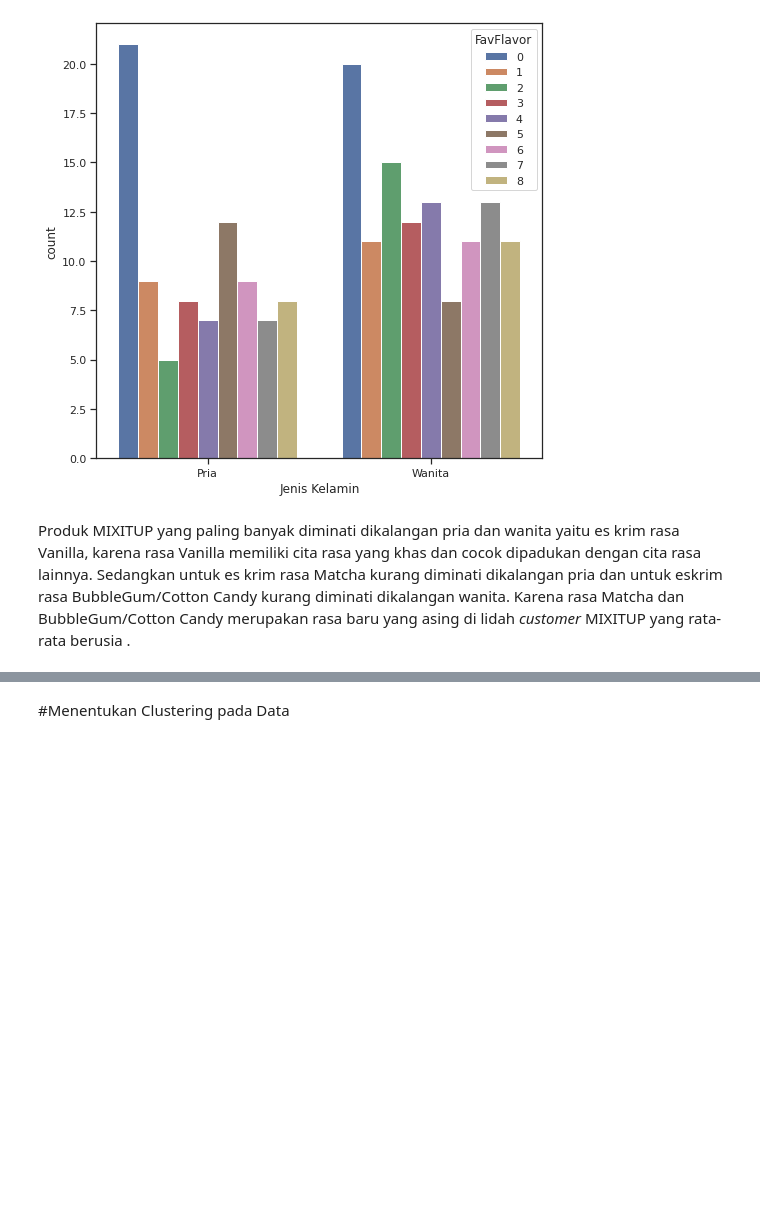
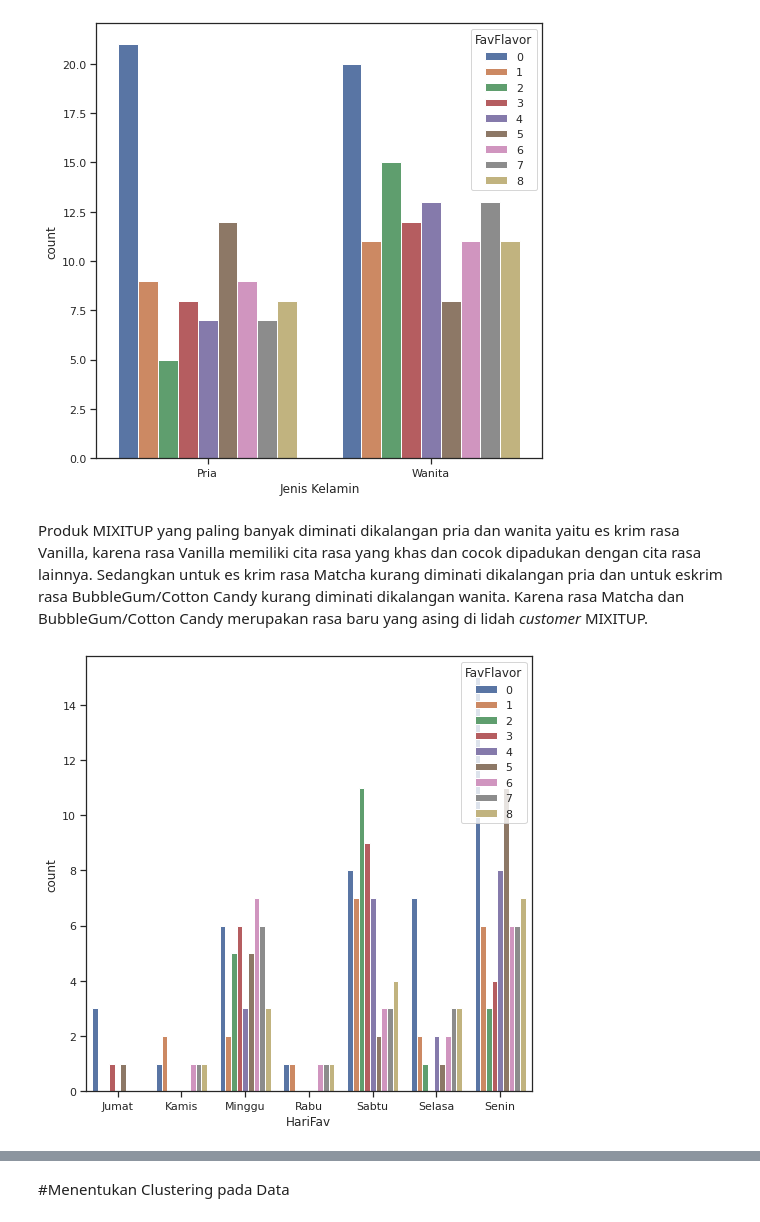
Before and after one commit to PoppyDalamaZain/Kelompok3, a Jupyter notebook: worksheet.ipynb, the cells around one changed output, grey strips where cells are left out. Drawn from its saved outputs; the diff is of its cells as text; code cells hidden in the pictures; blank space fills up the shorter version.

```diff
--- a/worksheet.ipynb
+++ b/worksheet.ipynb
@@ -204,4 +233,9 @@ p=sns.countplot(x="Jenis Kelamin", hue="FavFlavor", data=data_baru)
 # %% [markdown]
 Produk MIXITUP yang paling banyak diminati dikalangan pria dan wanita yaitu es krim rasa Vanilla, karena rasa Vanilla memiliki cita rasa yang khas dan cocok dipadukan dengan cita rasa lainnya.
 Sedangkan untuk es krim rasa Matcha kurang diminati dikalangan pria dan untuk eskrim rasa BubbleGum/Cotton Candy kurang diminati dikalangan wanita.
-Karena rasa Matcha dan BubbleGum/Cotton Candy merupakan rasa baru yang asing di lidah *customer* MIXITUP yang rata-rata berusia  .
+Karena rasa Matcha dan BubbleGum/Cotton Candy merupakan rasa baru yang asing di lidah *customer* MIXITUP.
+# %%
+plt.figure(figsize=(8,8))
+p=sns.countplot(x="HariFav", hue="FavFlavor", data=data_baru)
+# %% [output]
+[figure, added]
```
Also changed, not shown: parts of 5 cells of this notebook.
